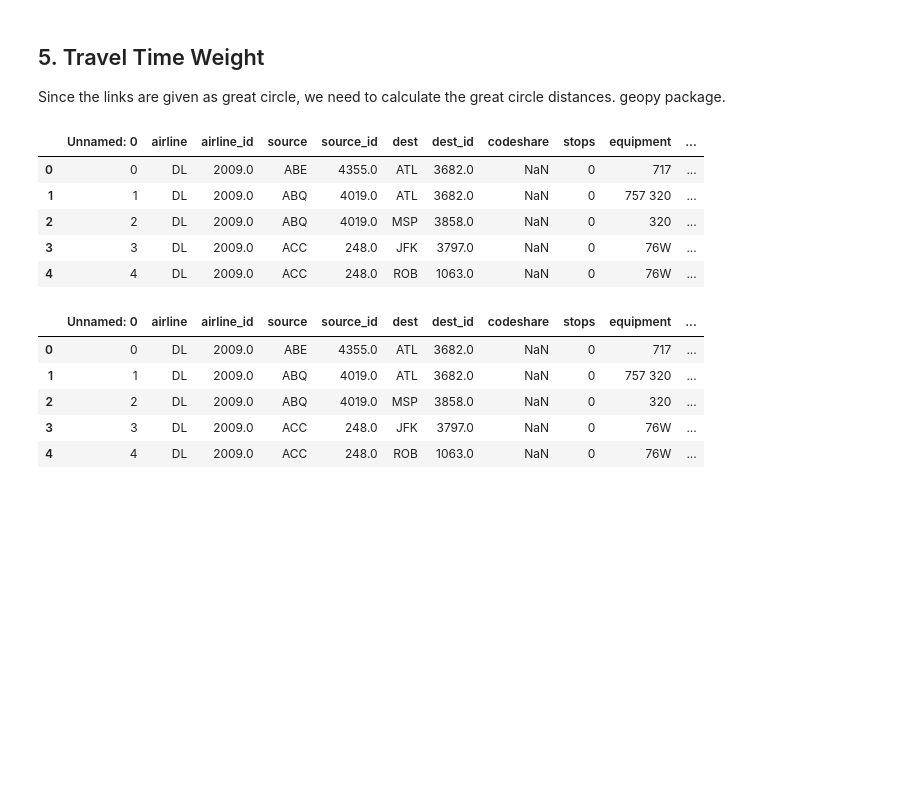
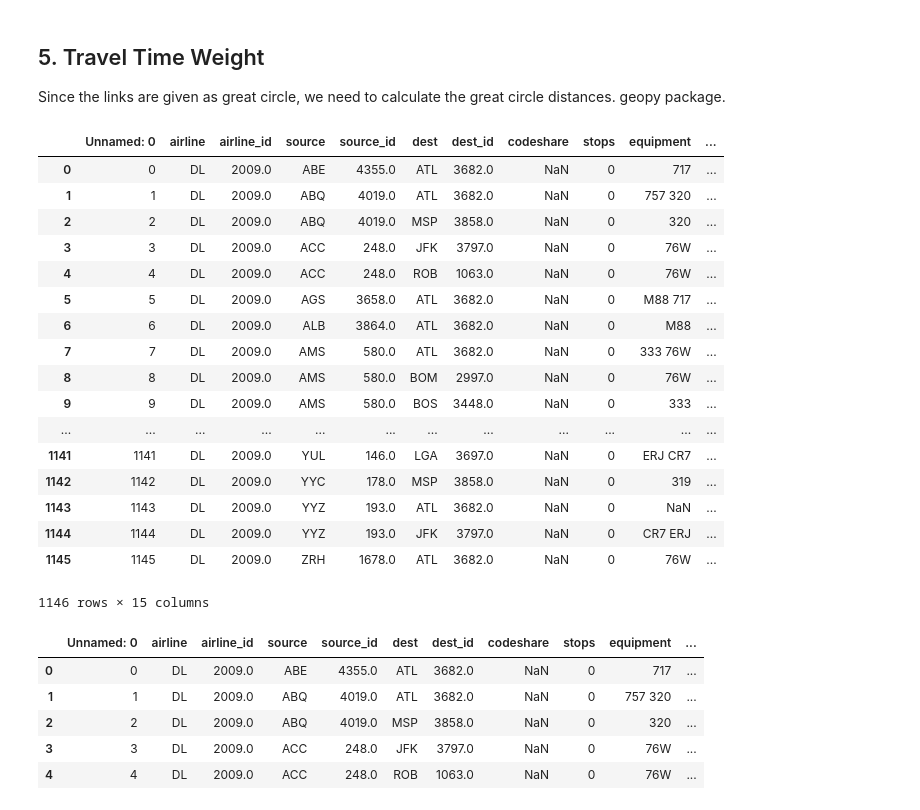
Before and after one commit to jawadmhoque/ce599, a Jupyter notebook: 14-Networks/Networks.ipynb, the cells around one changed output. Drawn from its saved outputs; the diff is of its cells as text; code cells hidden in the pictures; blank space fills up the shorter version.

```diff
--- a/14-Networks/Networks.ipynb
+++ b/14-Networks/Networks.ipynb
@@ -506,22 +513,34 @@ Since the links are given as great circle, we need to calculate the great circle
 from geopy.distance import great_circle
 airport_set = set()
 route_set = set()
-def great_circle_dist(startlat, startlon, endlat, endlon):
-    start = (startlat, startlon)
-    end = (endlat, endlon)
+def great_circle_dist(x):
+    start = (x.latitude_source, x.longitude_source)
+    end = (x.latitude_dest, x.longitude_dest)
     dist = great_circle(start, end).miles
     return dist
 # %%
-routes=routes.assign(Dist= great_circle_dist(row["latitude_source"], row["longitude_source"],
-                              row["latitude_dest"],row["longitude_dest"]))
-routes.head()
+routes=routes.assign(Dist=routes.apply(great_circle_dist,axis=1)
+                                )
+routes
 # %% [output]
 |  | Unnamed: 0 | airline | airline_id | source | source_id | dest | dest_id | codeshare | stops | equipment | ... |
 | 0 | 0 | DL | 2009.0 | ABE | 4355.0 | ATL | 3682.0 | NaN | 0 | 717 | ... |
 | 1 | 1 | DL | 2009.0 | ABQ | 4019.0 | ATL | 3682.0 | NaN | 0 | 757 320 | ... |
 | 2 | 2 | DL | 2009.0 | ABQ | 4019.0 | MSP | 3858.0 | NaN | 0 | 320 | ... |
 | 3 | 3 | DL | 2009.0 | ACC | 248.0 | JFK | 3797.0 | NaN | 0 | 76W | ... |
 | 4 | 4 | DL | 2009.0 | ACC | 248.0 | ROB | 1063.0 | NaN | 0 | 76W | ... |
+| 5 | 5 | DL | 2009.0 | AGS | 3658.0 | ATL | 3682.0 | NaN | 0 | M88 717 | ... |
+| 6 | 6 | DL | 2009.0 | ALB | 3864.0 | ATL | 3682.0 | NaN | 0 | M88 | ... |
+| 7 | 7 | DL | 2009.0 | AMS | 580.0 | ATL | 3682.0 | NaN | 0 | 333 76W | ... |
+| 8 | 8 | DL | 2009.0 | AMS | 580.0 | BOM | 2997.0 | NaN | 0 | 76W | ... |
+| 9 | 9 | DL | 2009.0 | AMS | 580.0 | BOS | 3448.0 | NaN | 0 | 333 | ... |
+| ... | ... | ... | ... | ... | ... | ... | ... | ... | ... | ... | ... |
+| 1141 | 1141 | DL | 2009.0 | YUL | 146.0 | LGA | 3697.0 | NaN | 0 | ERJ CR7 | ... |
+| 1142 | 1142 | DL | 2009.0 | YYC | 178.0 | MSP | 3858.0 | NaN | 0 | 319 | ... |
+| 1143 | 1143 | DL | 2009.0 | YYZ | 193.0 | ATL | 3682.0 | NaN | 0 | NaN | ... |
+| 1144 | 1144 | DL | 2009.0 | YYZ | 193.0 | JFK | 3797.0 | NaN | 0 | CR7 ERJ | ... |
+| 1145 | 1145 | DL | 2009.0 | ZRH | 1678.0 | ATL | 3682.0 | NaN | 0 | 76W | ... |
+1146 rows × 15 columns
 # %%
 routes=routes.assign(TravelTimeHrs=routes['Dist']/500+1)
 routes.head()
```
Also changed, not shown: parts of 6 cells of this notebook.
